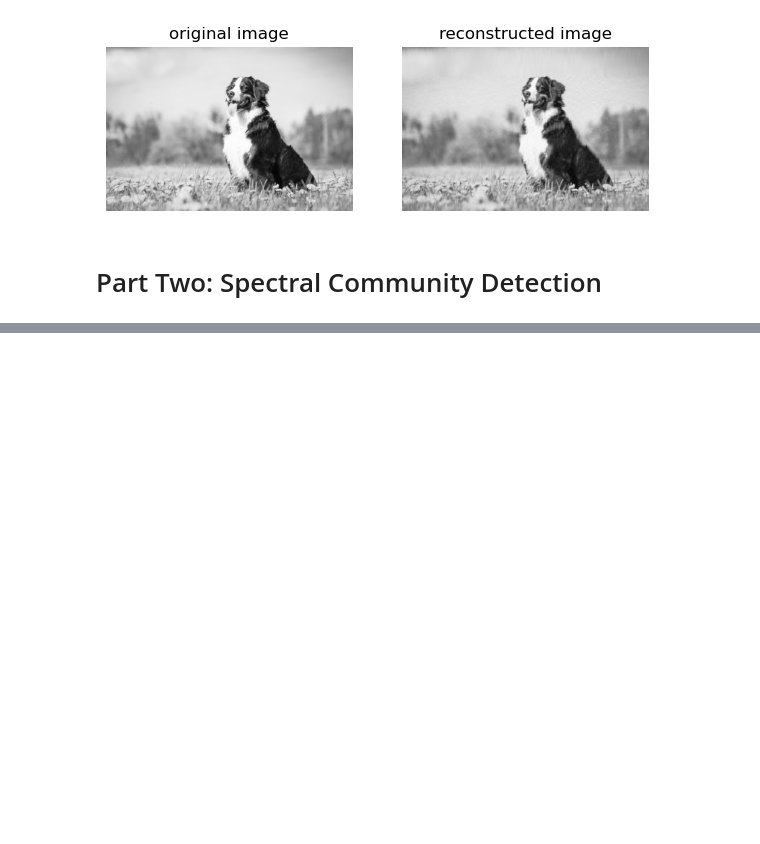
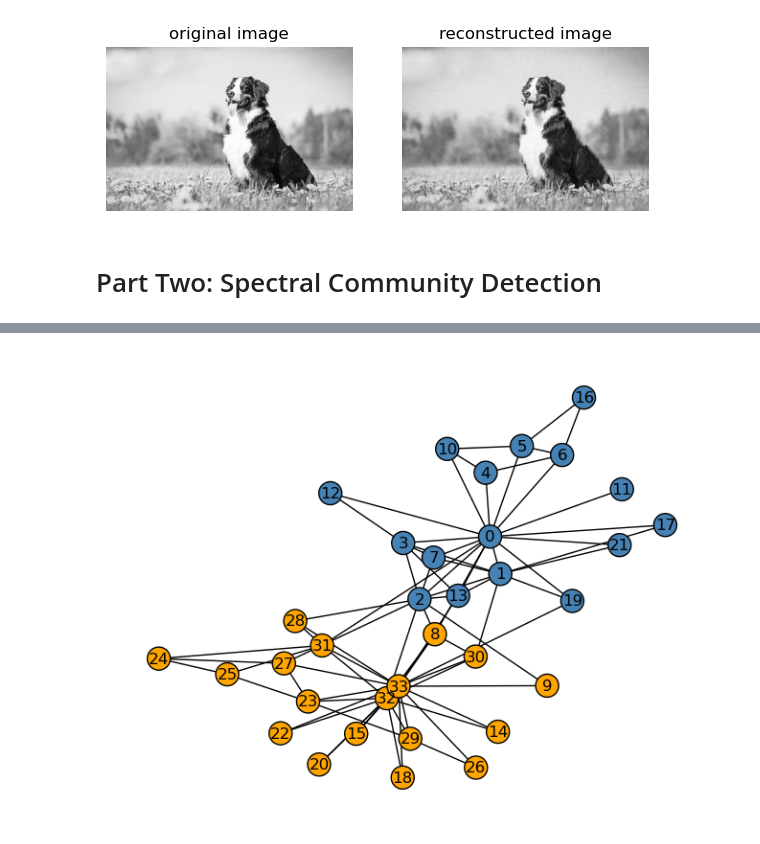
Before and after one commit to bridgetulian/bridgetulian.github.io, a Jupyter notebook: posts/unsupervised_learning_blog.ipynb, the cells around one changed output, grey strips where cells are left out. Saved outputs shown, nothing was run; the diff lists cells and outputs as text; code cells hidden in the pictures; blank space fills up the shorter version.

```diff
--- a/posts/unsupervised_learning_blog.ipynb
+++ b/posts/unsupervised_learning_blog.ipynb
@@ -189,2 +218,31 @@ A = nx.adjacency_matrix(G).toarray()
 # %%
+from sklearn.neighbors import NearestNeighbors
+import networkx as nx
+
 def spectral_clustering(G):
+
+    A = nx.adjacency_matrix(G).toarray()
+
+    #find D, start by getting the sums of each row of A
+    row_sums = np.sum(A, axis = 1)
+
+    #put sums into diagonal matrix D
+    D = np.diag(row_sums)
+
+    #find normalized Laplacian
+    L = np.linalg.inv(D)@(D - A)
+
+    # find z, eigenvector with second smallest eigenvalue of Laplacian
+    eig_vals, eig_vecs = np.linalg.eig(L)
+
+    #sort eigenvalues, get the second smallest eigenvalue
+    vals_sorted = np.sort(eig_vals)
+    z_val = vals_sorted[1]
+
+    #get index of second smallest eigenvalue and get corresponding eigenvector: this is z
+    ind = eig_vals.tolist().index(z_val)
+    z = eig_vecs[:,ind]
+
+    #make z binary
+    z = np.where(z > 0, 1, 0)
+    return z
@@ -190,0 +253,10 @@ def spectral_clustering(G):
+# %%
+z = spectral_clustering(G)
+
+nx.draw(G, layout,
+        with_labels=True,
+        node_color = ["orange" if z[i] == 0 else "steelblue" for i in G.nodes()],
+        edgecolors = "black" # confusingly, this is the color of node borders, not of edges
+        )
+# %% [output]
+[figure, added]
```
Also changed, not shown: parts of 11 cells of this notebook, 7 other files.
